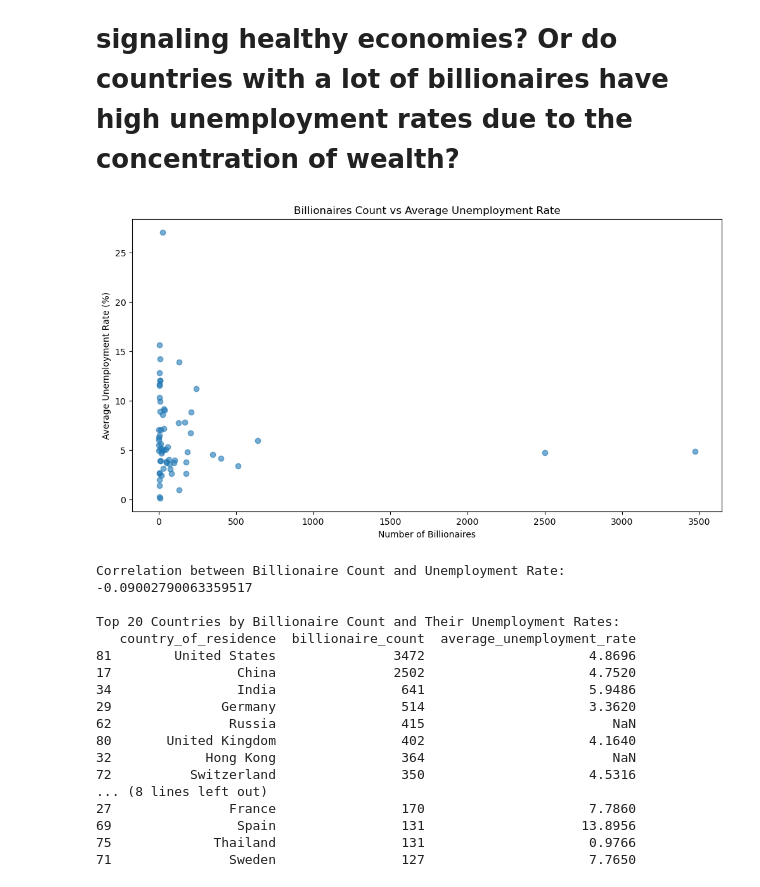
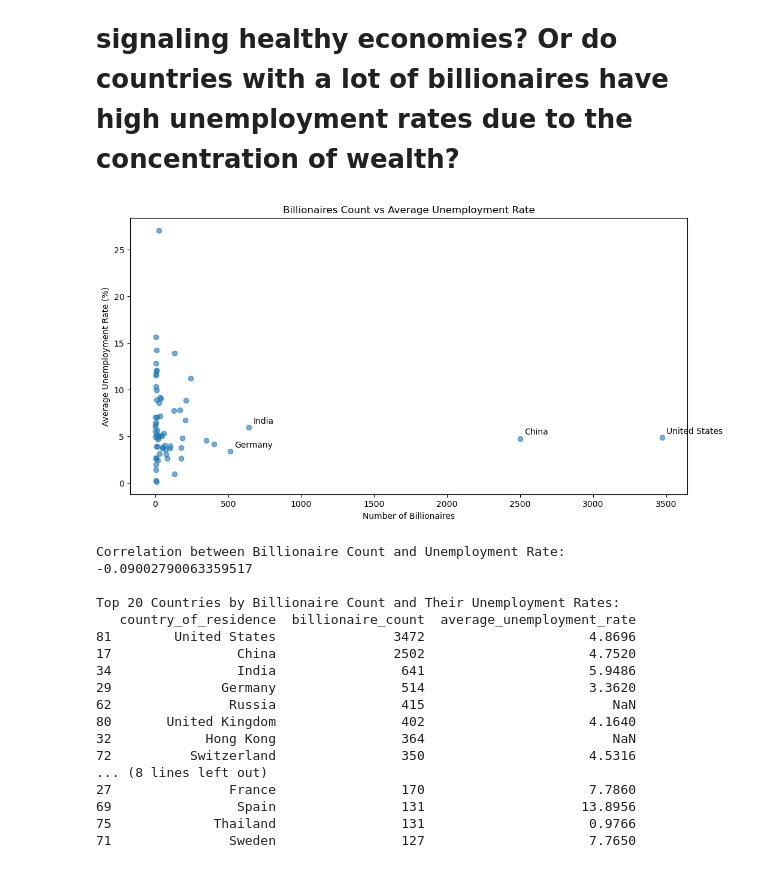
Before and after one commit to cdoubet/Data-Wrangling-Final-Project, a Jupyter notebook: Code/notebooks/Data Wrangling Final Project.ipynb, the cells around one changed output. Saved outputs shown, nothing was run; the diff lists cells and outputs as text; code cells hidden in the pictures.

```diff
--- a/Code/notebooks/Data Wrangling Final Project (1).ipynb
+++ b/Code/notebooks/Data Wrangling Final Project.ipynb
@@ -286,36 +303,45 @@ import seaborn as sns
 billionaires_unemployment = pd.read_csv("Billionaires_Unemployment.csv", sep=',', encoding='utf-8')
 
 billionaires_per_country = billionaires_unemployment.groupby('country_of_residence').size().reset_index(name='billionaire_count')
 
 unemployment_columns = [
     '2019_unemployment_rate',
     '2020_unemployment_rate',
     '2021_unemployment_rate',
     '2022_unemployment_rate',
     '2023_unemployment_rate'
 ]
 
 avg_unemployment = billionaires_unemployment.groupby('country_of_residence')[unemployment_columns].mean().reset_index()
 avg_unemployment['average_unemployment_rate'] = avg_unemployment[unemployment_columns].mean(axis=1)
 
 merged_data = pd.merge(billionaires_per_country, avg_unemployment, on='country_of_residence')
 
 plt.figure(figsize=(12, 6))
 plt.scatter(merged_data['billionaire_count'], merged_data['average_unemployment_rate'], alpha=0.6)
 plt.title('Billionaires Count vs Average Unemployment Rate')
 plt.xlabel('Number of Billionaires')
 plt.ylabel('Average Unemployment Rate (%)')
 
+# Create captions for top 5 countries with most billionaires
+top_5_countries = merged_data.nlargest(5, 'billionaire_count')
+for _, row in top_5_countries.iterrows():
+    plt.annotate(
+        row['country_of_residence'],
+        (row['billionaire_count'], row['average_unemployment_rate']),
+        xytext=(5, 5),
+        textcoords='offset points')
+
 plt.show()
 
 correlation = merged_data['billionaire_count'].corr(merged_data['average_unemployment_rate'])
 print(f"Correlation between Billionaire Count and Unemployment Rate: {correlation}")
 
-top_10_countries = merged_data.sort_values('billionaire_count', ascending=False).head(20)
+top_20_countries = merged_data.sort_values('billionaire_count', ascending=False).head(20)
 print("\nTop 20 Countries by Billionaire Count and Their Unemployment Rates:")
-print(top_10_countries[['country_of_residence', 'billionaire_count', 'average_unemployment_rate']])
+print(top_20_countries[['country_of_residence', 'billionaire_count', 'average_unemployment_rate']])
 # %% [output]
-[figure, old version]
+[figure, new version]
 Correlation between Billionaire Count and Unemployment Rate: -0.09002790063359517
 
 Top 20 Countries by Billionaire Count and Their Unemployment Rates:
```
Also changed, not shown: parts of 5 cells of this notebook.
